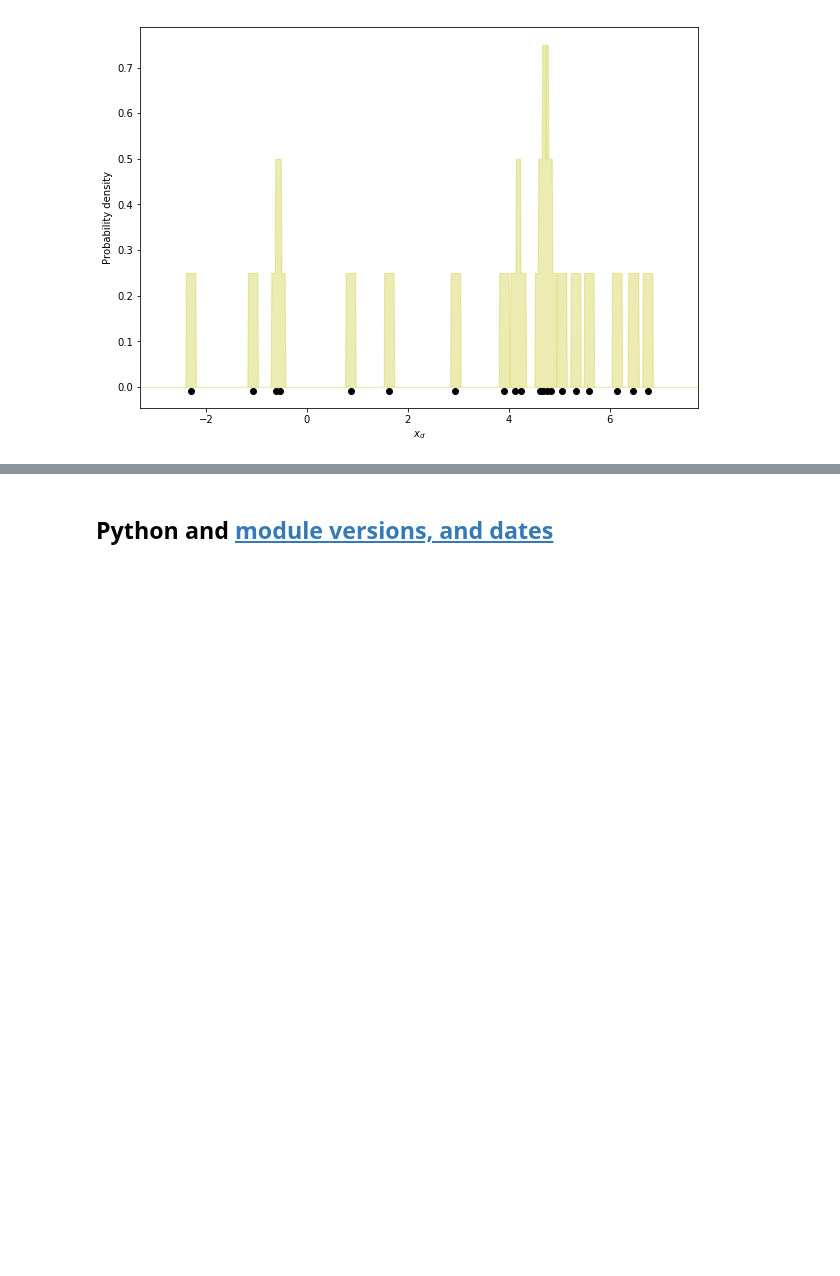
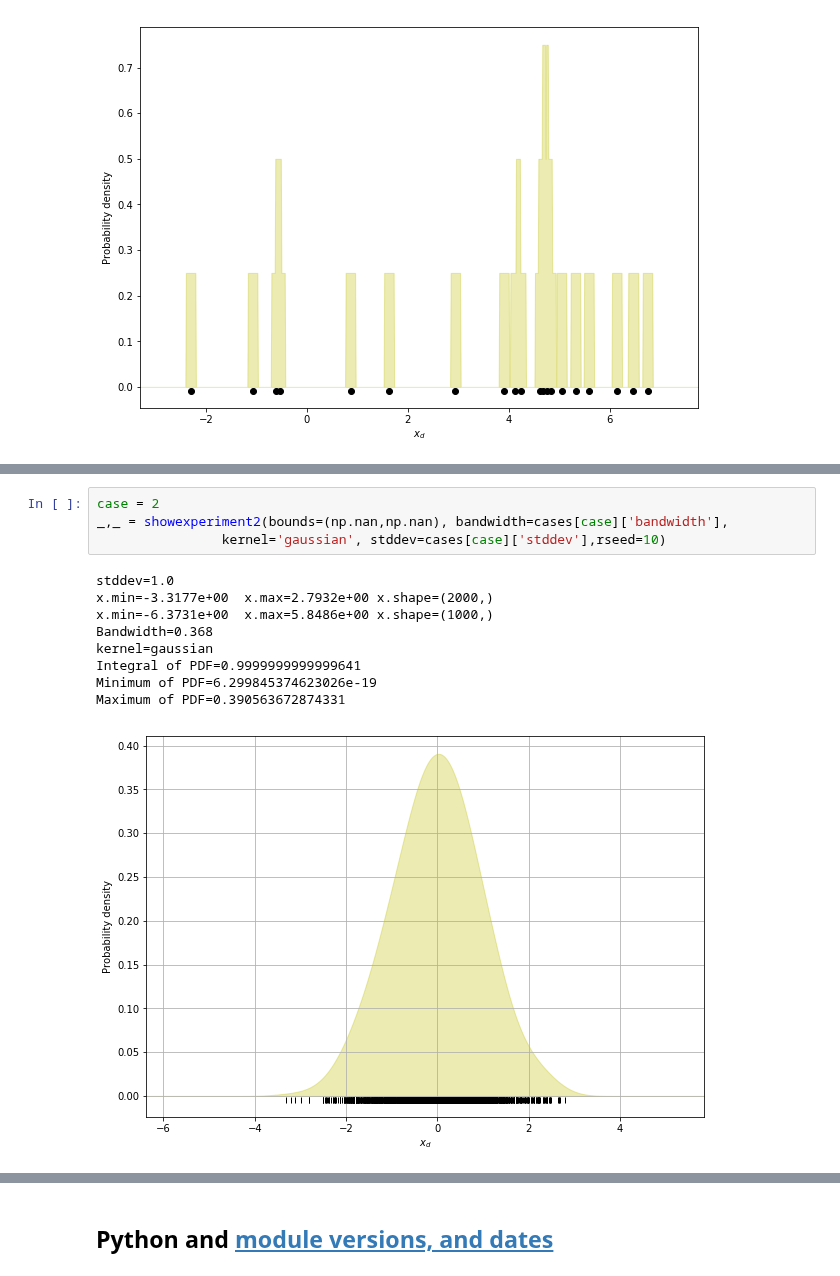
Before and after one commit to NelisW/PythonNotesToSelf, a Jupyter notebook: KernelDensityEstimation/KernelDensityEstimation.ipynb, the cells around one changed output, grey strips where cells are left out. Cells and saved outputs as stored; diff of their text form; blank space fills up the shorter version.

```diff
--- a/KernelDensityEstimation/KernelDensityEstimation.ipynb
+++ b/KernelDensityEstimation/KernelDensityEstimation.ipynb
@@ -393,0 +509,14 @@ Integral of PDF=1.0006464514514513
+# %%
+case = 2
+_,_ = showexperiment2(bounds=(np.nan,np.nan), bandwidth=cases[case]['bandwidth'],
+                kernel='gaussian', stddev=cases[case]['stddev'],rseed=10)
+# %% [output]
+stddev=1.0
+x.min=-3.3177e+00  x.max=2.7932e+00 x.shape=(2000,)
+x.min=-6.3731e+00  x.max=5.8486e+00 x.shape=(1000,)
+Bandwidth=0.368
+kernel=gaussian
+Integral of PDF=0.9999999999999641
+Minimum of PDF=6.299845374623026e-19
+Maximum of PDF=0.390563672874331
+[figure, added]
```
Also changed, not shown: parts of 26 cells of this notebook.
